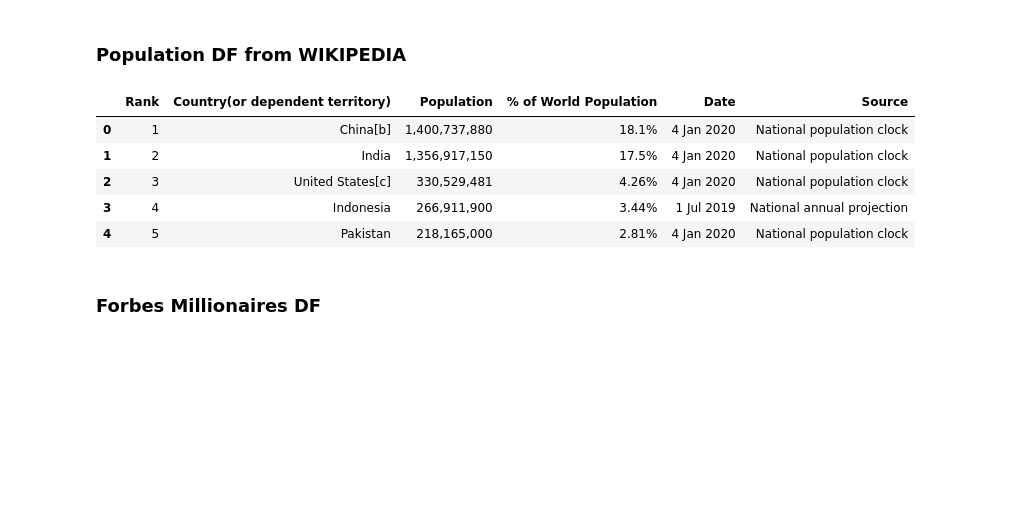
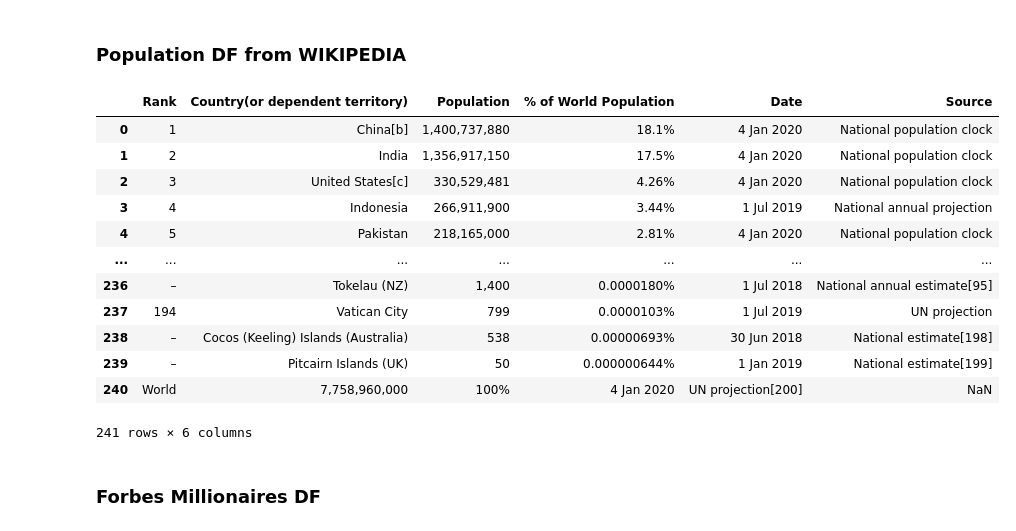
Before and after one commit to COABRIL/Ironhack-Module-1-Project-Mecaho, a Jupyter notebook: notebooks/Cleaning/03 Cleaning ID for DB + Web Scraping.ipynb, the cells around one changed output. Saved outputs shown, nothing was run; the diff lists cells and outputs as text; code cells hidden in the pictures; blank space fills up the shorter version.

```diff
--- a/notebooks/Cleaning/03 Cleaning ID for DB + Web Scraping.ipynb
+++ b/notebooks/Cleaning/03 Cleaning ID for DB + Web Scraping.ipynb
@@ -10,14 +10,21 @@ import numpy as np
 ### Population DF from WIKIPEDIA
 # %%
 dfpop = pd.read_csv('../../../Ironhack-Module-1-Project-Mecaho/data/raw/dfpop.csv')
-dfpop.head()
+dfpop
 # %% [output]
 |  | Rank | Country(or dependent territory) | Population | % of World Population | Date | Source |
 | 0 | 1 | China[b] | 1,400,737,880 | 18.1% | 4 Jan 2020 | National population clock |
 | 1 | 2 | India | 1,356,917,150 | 17.5% | 4 Jan 2020 | National population clock |
 | 2 | 3 | United States[c] | 330,529,481 | 4.26% | 4 Jan 2020 | National population clock |
 | 3 | 4 | Indonesia | 266,911,900 | 3.44% | 1 Jul 2019 | National annual projection |
 | 4 | 5 | Pakistan | 218,165,000 | 2.81% | 4 Jan 2020 | National population clock |
+| ... | ... | ... | ... | ... | ... | ... |
+| 236 | – | Tokelau (NZ) | 1,400 | 0.0000180% | 1 Jul 2018 | National annual estimate[95] |
+| 237 | 194 | Vatican City | 799 | 0.0000103% | 1 Jul 2019 | UN projection |
+| 238 | – | Cocos (Keeling) Islands (Australia) | 538 | 0.00000693% | 30 Jun 2018 | National estimate[198] |
+| 239 | – | Pitcairn Islands (UK) | 50 | 0.000000644% | 1 Jan 2019 | National estimate[199] |
+| 240 | World | 7,758,960,000 | 100% | 4 Jan 2020 | UN projection[200] | NaN |
+241 rows × 6 columns
 # %% [markdown]
 ### Forbes Millionaires DF
 # %%
```
Also changed, not shown: parts of 5 cells of this notebook, 4 other files.
